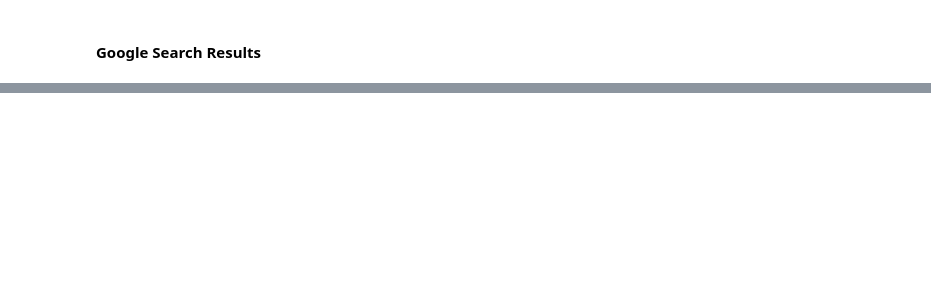
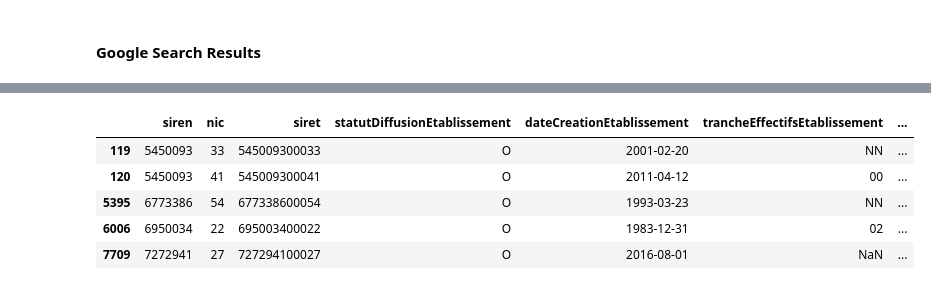
Before and after one commit to mdefrance/webscore, a Jupyter notebook: web_score.ipynb, the cells around one changed output, grey strips where cells are left out. Saved outputs shown, nothing was run; the diff lists cells and outputs as text; code cells hidden in the pictures; blank space fills up the shorter version.

```diff
--- a/web_score.ipynb
+++ b/web_score.ipynb
@@ -84,0 +122,9 @@ test
+# %%
+sirene.head()
+# %% [output]
+|  | siren | nic | siret | statutDiffusionEtablissement | dateCreationEtablissement | trancheEffectifsEtablissement | ... |
+| 119 | 5450093 | 33 | 545009300033 | O | 2001-02-20 | NN | ... |
+| 120 | 5450093 | 41 | 545009300041 | O | 2011-04-12 | 00 | ... |
+| 5395 | 6773386 | 54 | 677338600054 | O | 1993-03-23 | NN | ... |
+| 6006 | 6950034 | 22 | 695003400022 | O | 1983-12-31 | 02 | ... |
+| 7709 | 7272941 | 27 | 727294100027 | O | 2016-08-01 | NaN | ... |
```
Also changed, not shown: parts of 15 cells of this notebook, 1 other file.
